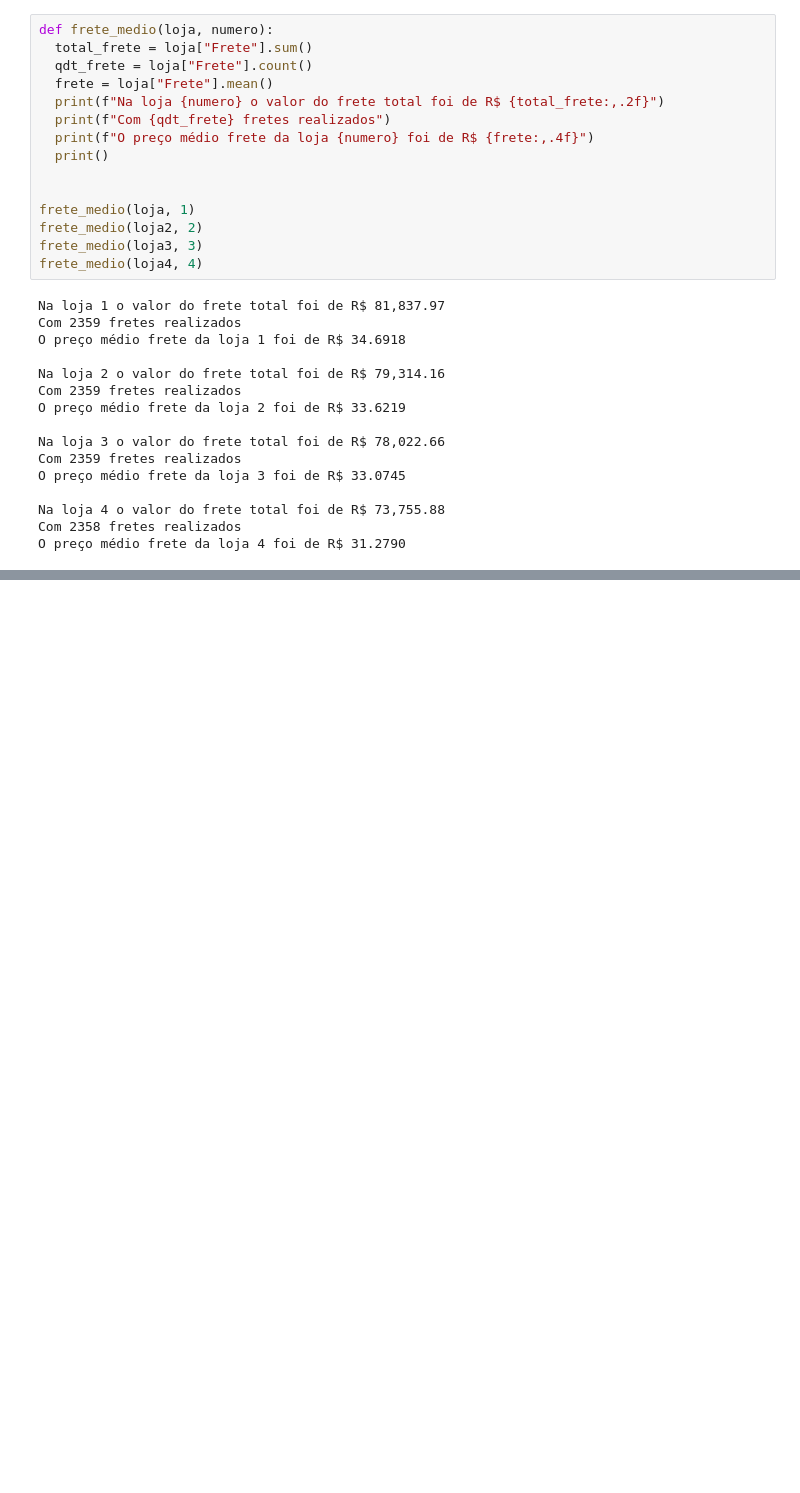
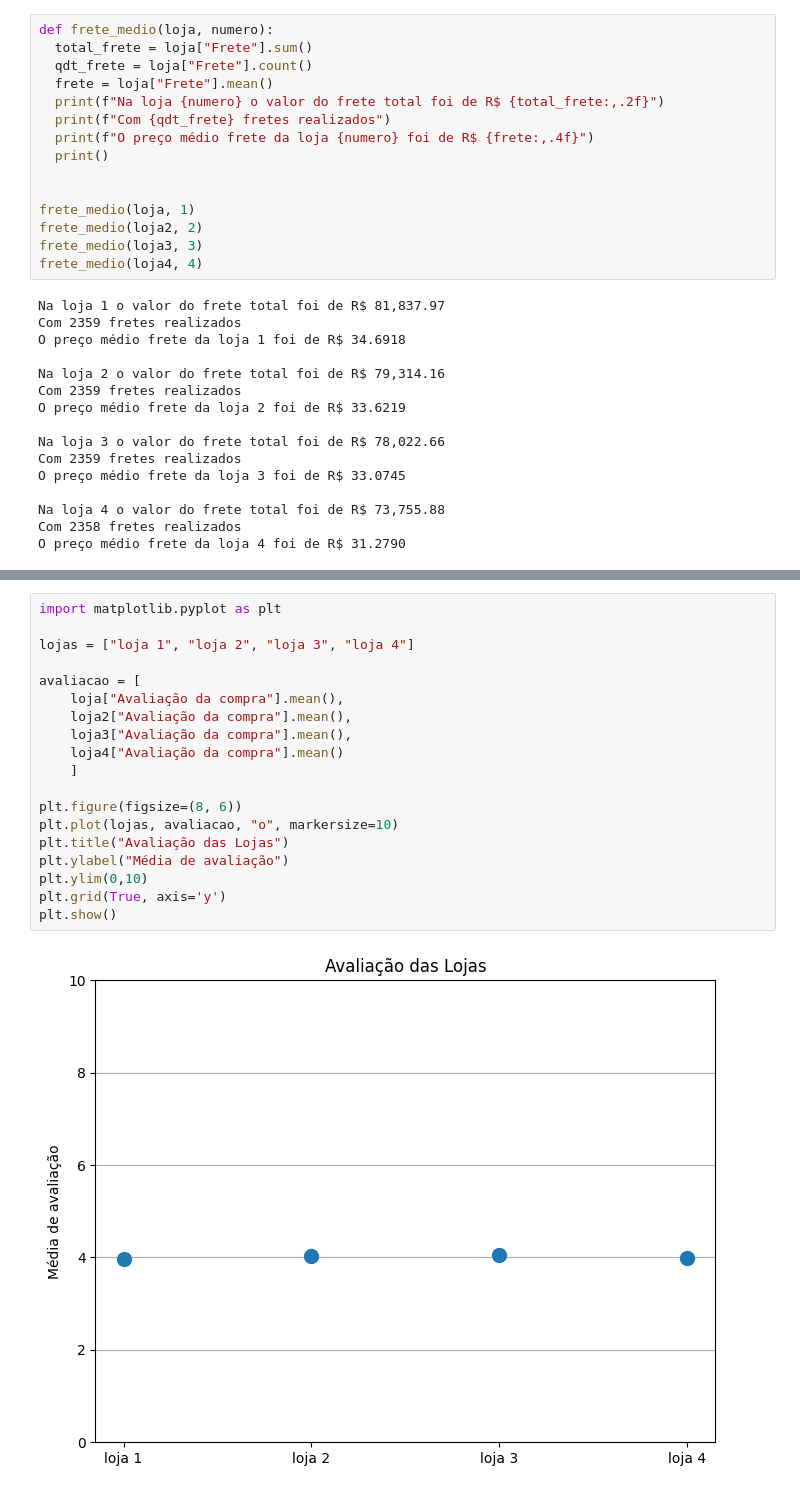
Before and after one commit to DuillesAD/Challenge_data_sciencie_1, a Jupyter notebook: AluraStoreBr.ipynb, the cells around one changed output, grey strips where cells are left out. Cells and saved outputs as stored; diff of their text form; blank space fills up the shorter version.

```diff
--- a/AluraStoreBr.ipynb
+++ b/AluraStoreBr.ipynb
@@ -182,0 +195,21 @@ plt.show()
+# %%
+import matplotlib.pyplot as plt
+
+lojas = ["loja 1", "loja 2", "loja 3", "loja 4"]
+
+avaliacao = [
+    loja["Avaliação da compra"].mean(),
+    loja2["Avaliação da compra"].mean(),
+    loja3["Avaliação da compra"].mean(),
+    loja4["Avaliação da compra"].mean()
+    ]
+
+plt.figure(figsize=(8, 6))
+plt.plot(lojas, avaliacao, "o", markersize=10)
+plt.title("Avaliação das Lojas")
+plt.ylabel("Média de avaliação")
+plt.ylim(0,10)
+plt.grid(True, axis='y')
+plt.show()
+# %% [output]
+[figure, added]
```
Also changed, not shown: parts of 5 cells of this notebook.
